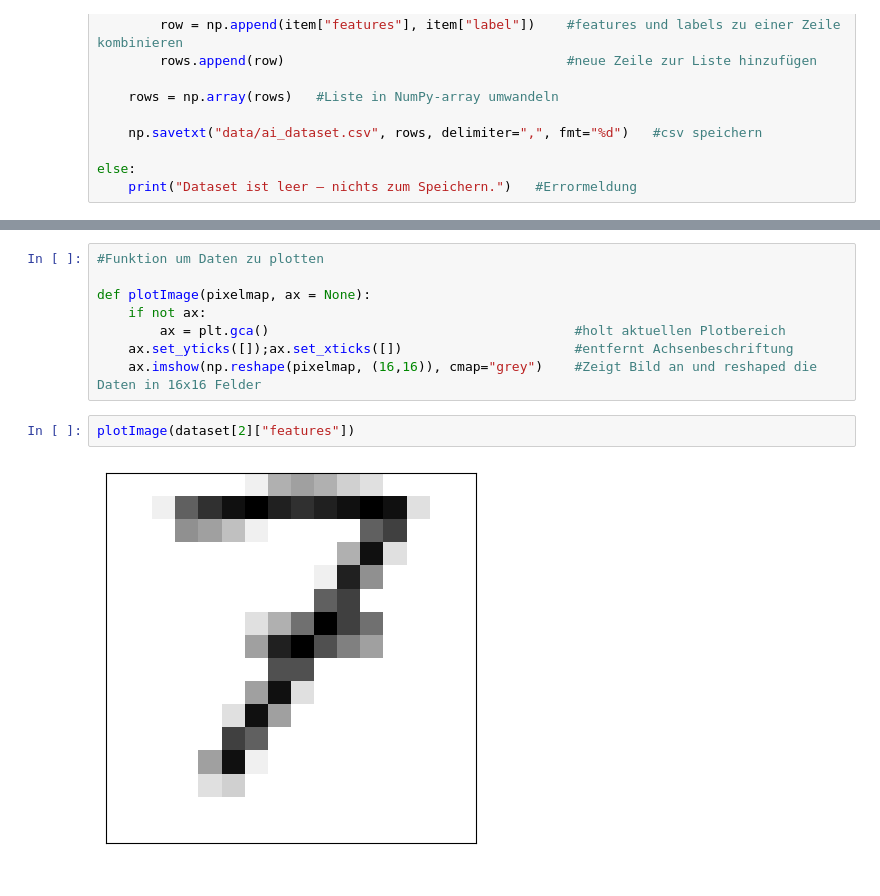
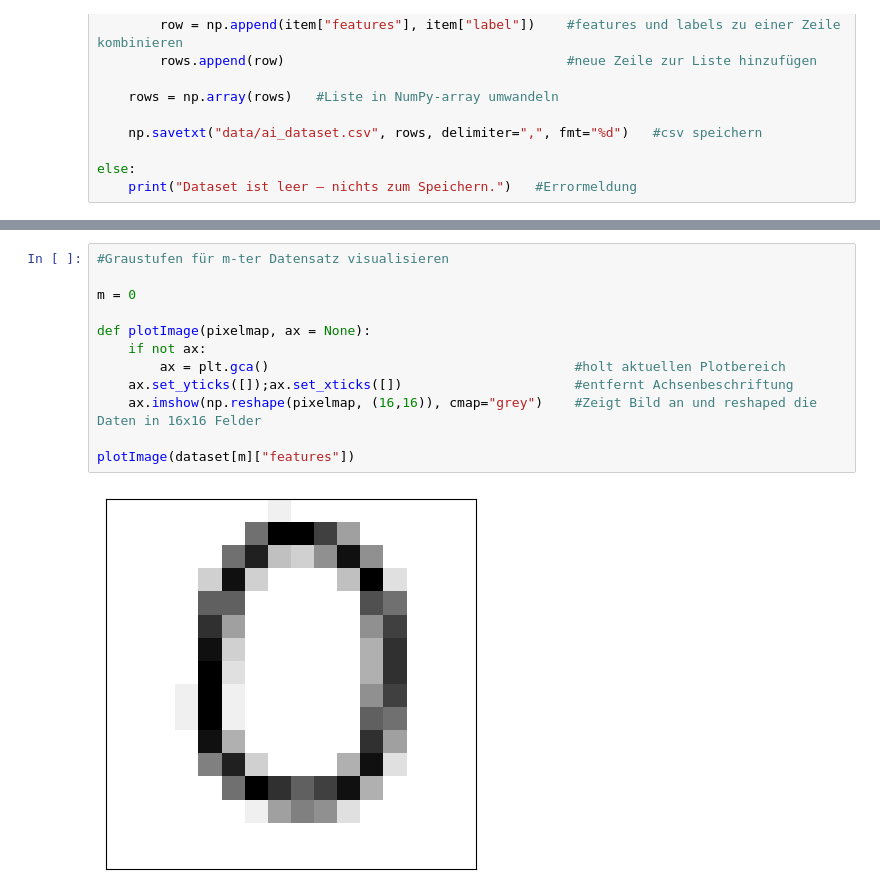
Before and after one commit to Jonas-11-1/Handschrift-KI, a Jupyter notebook: main scripts/digits_input.ipynb, the cells around one changed output, grey strips where cells are left out. Drawn from its saved outputs; the diff is of its cells as text.

```diff
--- a/main scripts/digits_input.ipynb
+++ b/main scripts/digits_input.ipynb
@@ -160,12 +76,14 @@ VBox(children=(HBox(children=(IntText(value=0, description='Label:'), Button(but
-# %%
-#Funktion um Daten zu plotten
-
-def plotImage(pixelmap, ax = None):
-    if not ax:
-        ax = plt.gca()                                       #holt aktuellen Plotbereich
-    ax.set_yticks([]);ax.set_xticks([])                      #entfernt Achsenbeschriftung
-    ax.imshow(np.reshape(pixelmap, (16,16)), cmap="grey")    #Zeigt Bild an und reshaped die Daten in 16x16 Felder
 # %%
-plotImage(dataset[2]["features"])
+#Graustufen für m-ter Datensatz visualisieren
+
+m = 0
+
+def plotImage(pixelmap, ax = None):
+    if not ax:
+        ax = plt.gca()                                       #holt aktuellen Plotbereich
+    ax.set_yticks([]);ax.set_xticks([])                      #entfernt Achsenbeschriftung
+    ax.imshow(np.reshape(pixelmap, (16,16)), cmap="grey")    #Zeigt Bild an und reshaped die Daten in 16x16 Felder
+
+plotImage(dataset[m]["features"])
 # %% [output]
-[figure, old version]
+[figure, new version]
```
Also changed, not shown: parts of 5 cells of this notebook.
